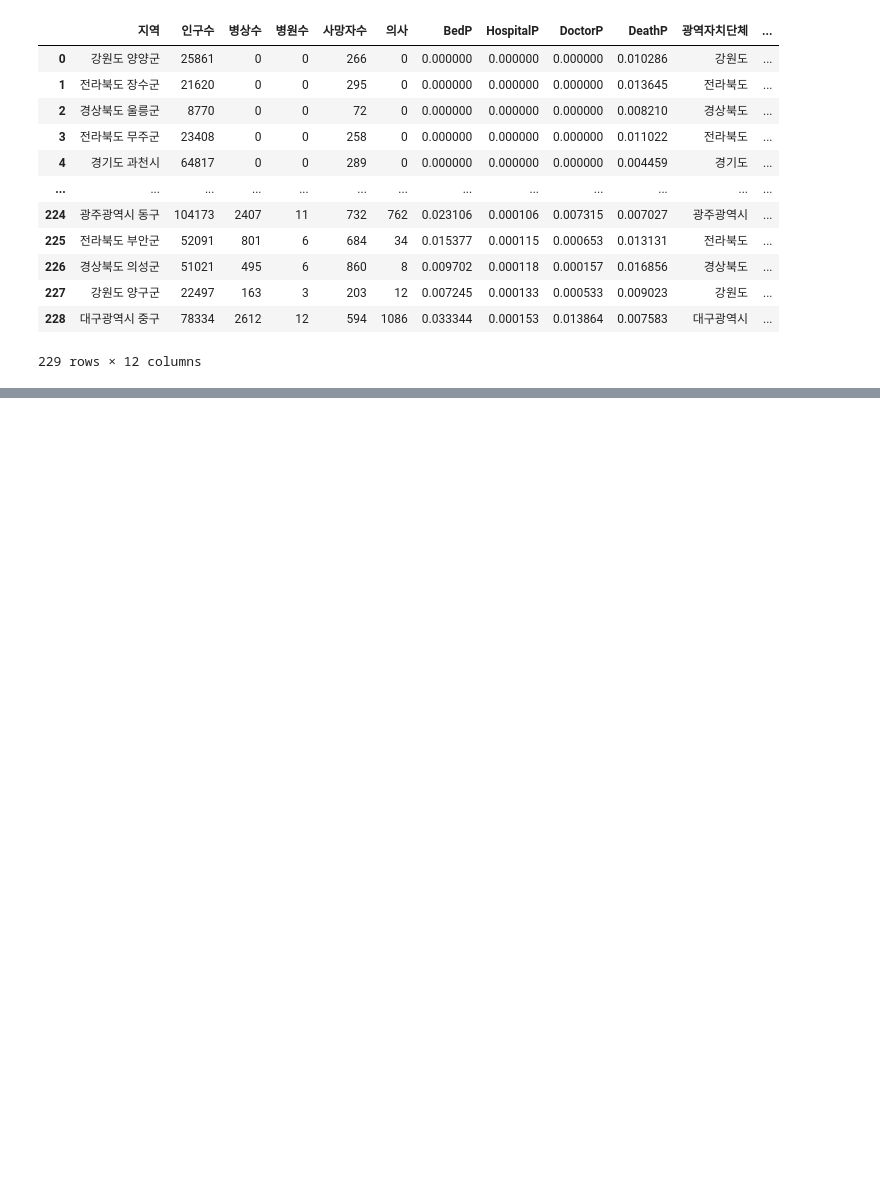
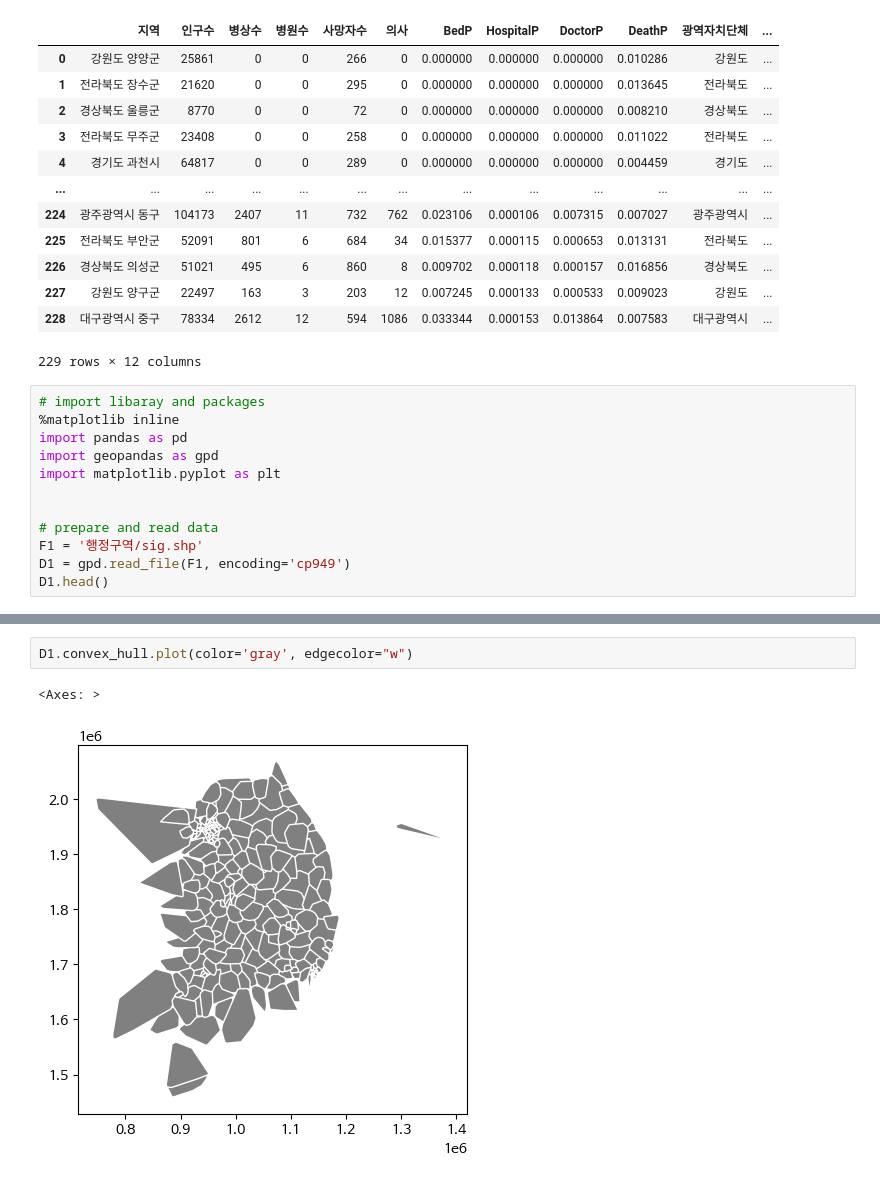
Before and after one commit to cav2280/dcx-final, a Jupyter notebook: main-상관관계 분석 추가.ipynb, the cells around one changed output, grey strips where cells are left out. Cells and saved outputs as stored; diff of their text form; blank space fills up the shorter version.

```diff
--- a/main-상관관계 분석 추가.ipynb
+++ b/main-상관관계 분석 추가.ipynb
@@ -1006,3 +1017,15 @@ merged_df
 | 227 | 강원도 양구군 | 22497 | 163 | 3 | 203 | 12 | 0.007245 | 0.000133 | 0.000533 | 0.009023 | 강원도 | ... |
 | 228 | 대구광역시 중구 | 78334 | 2612 | 12 | 594 | 1086 | 0.033344 | 0.000153 | 0.013864 | 0.007583 | 대구광역시 | ... |
 229 rows × 12 columns
+# %%
+# import libaray and packages
+%matplotlib inline
+import pandas as pd
+import geopandas as gpd
+import matplotlib.pyplot as plt
+
+
+# prepare and read data
+F1 = '행정구역/sig.shp'
+D1 = gpd.read_file(F1, encoding='cp949')
+D1.head()
@@ -1008,0 +1039,5 @@ merged_df
+# %%
+D1.convex_hull.plot(color='gray', edgecolor="w")
+# %% [output]
+<Axes: >
+[figure, added]
```
Also changed, not shown: parts of 17 cells of this notebook, 7 other files.
